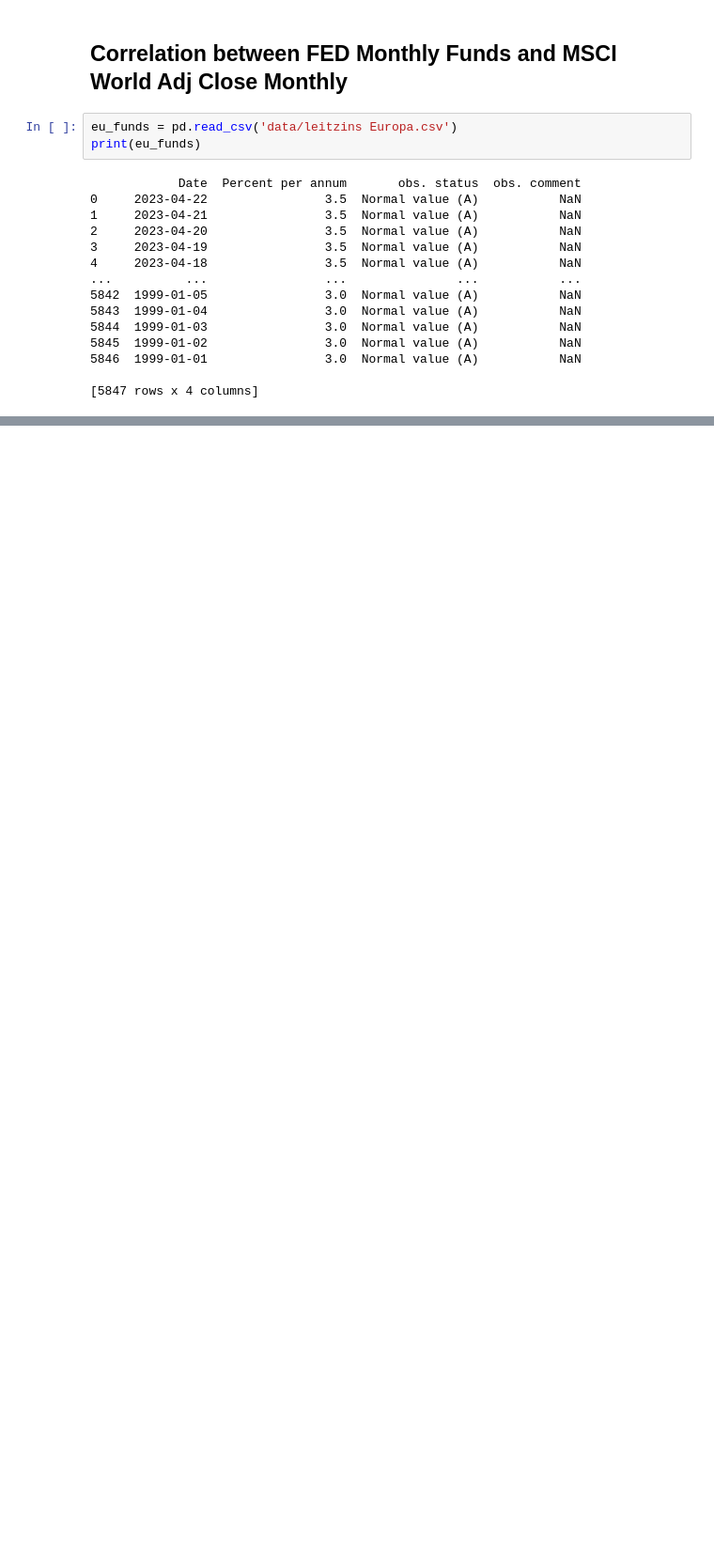
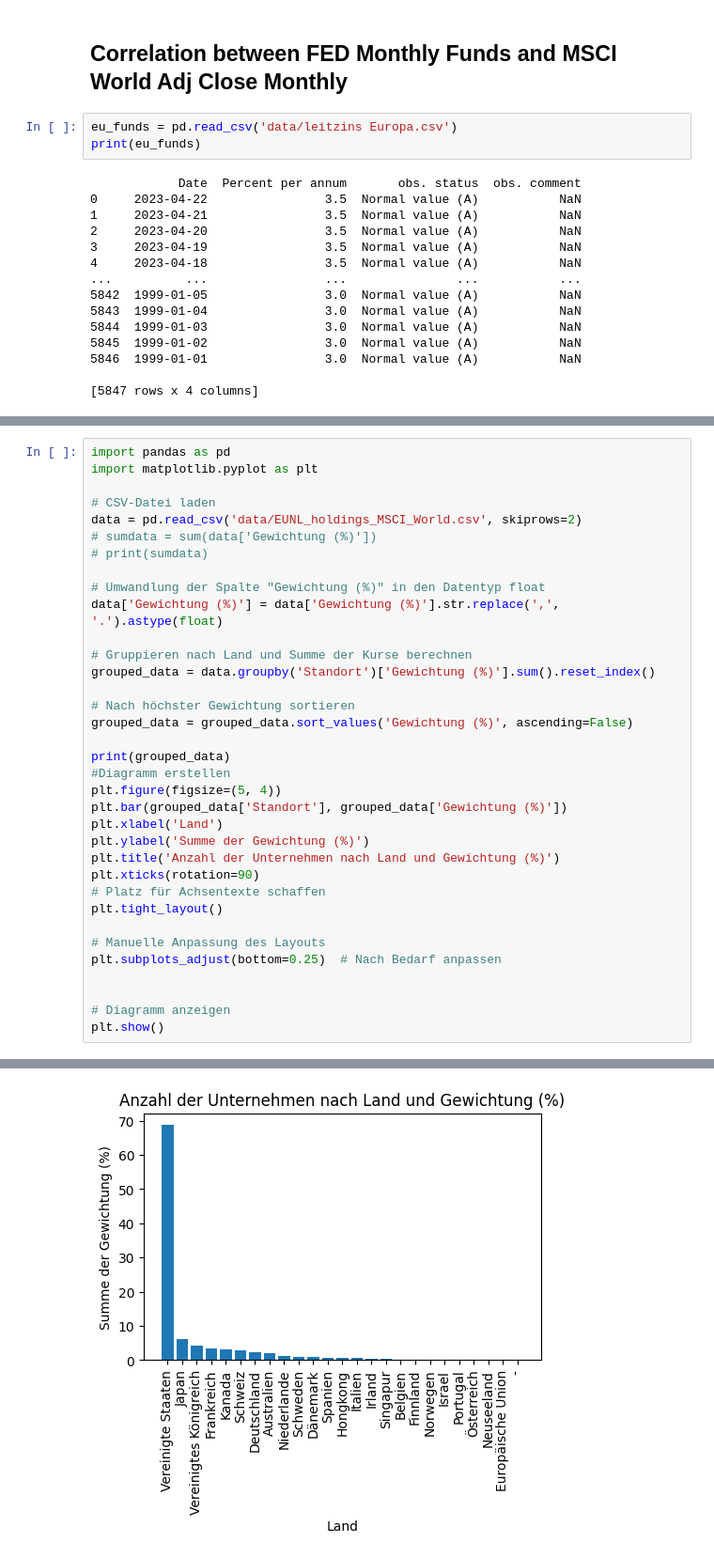
Before and after one commit to FalcarDE/ss_2032_stonks_data_science, a Jupyter notebook: Chapter 1 - Exploratory Data Analysis.ipynb, the cells around one changed output, grey strips where cells are left out. Shown: that part at 94% size. Drawn from its saved outputs; the diff is of its cells as text; blank space fills up the shorter version.

Commit message:
Add Bar Chart

```diff
--- a/Chapter 1 - Exploratory Data Analysis.ipynb
+++ b/Chapter 1 - Exploratory Data Analysis.ipynb
@@ -345,0 +348,36 @@ plt.show()
+# %%
+import pandas as pd
+import matplotlib.pyplot as plt
+
+# CSV-Datei laden
+data = pd.read_csv('data/EUNL_holdings_MSCI_World.csv', skiprows=2)
+# sumdata = sum(data['Gewichtung (%)'])
+# print(sumdata)
+
+# Umwandlung der Spalte "Gewichtung (%)" in den Datentyp float
+data['Gewichtung (%)'] = data['Gewichtung (%)'].str.replace(',', '.').astype(float)
+
+# Gruppieren nach Land und Summe der Kurse berechnen
+grouped_data = data.groupby('Standort')['Gewichtung (%)'].sum().reset_index()
+
+# Nach höchster Gewichtung sortieren
+grouped_data = grouped_data.sort_values('Gewichtung (%)', ascending=False)
+
+print(grouped_data)
+#Diagramm erstellen
+plt.figure(figsize=(5, 4))
+plt.bar(grouped_data['Standort'], grouped_data['Gewichtung (%)'])
+plt.xlabel('Land')
+plt.ylabel('Summe der Gewichtung (%)')
+plt.title('Anzahl der Unternehmen nach Land und Gewichtung (%)')
+plt.xticks(rotation=90)
+# Platz für Achsentexte schaffen
+plt.tight_layout()
+
+# Manuelle Anpassung des Layouts
+plt.subplots_adjust(bottom=0.25)  # Nach Bedarf anpassen
+
+
+# Diagramm anzeigen
+plt.show()
+# %% [output]
@@ -345,0 +401 @@ plt.show()
+[figure, added]
```
Also changed, not shown: parts of 10 cells of this notebook.
